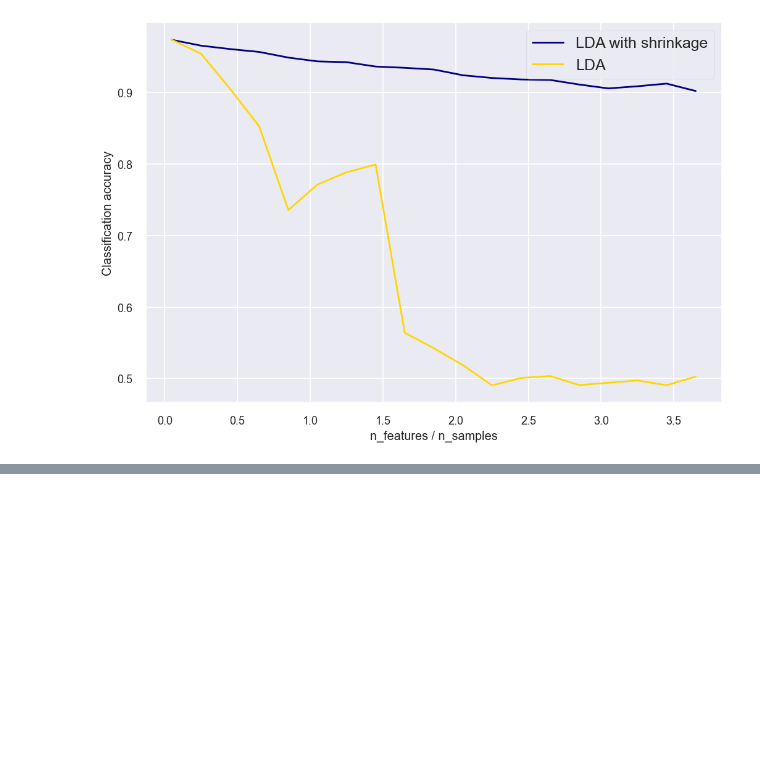
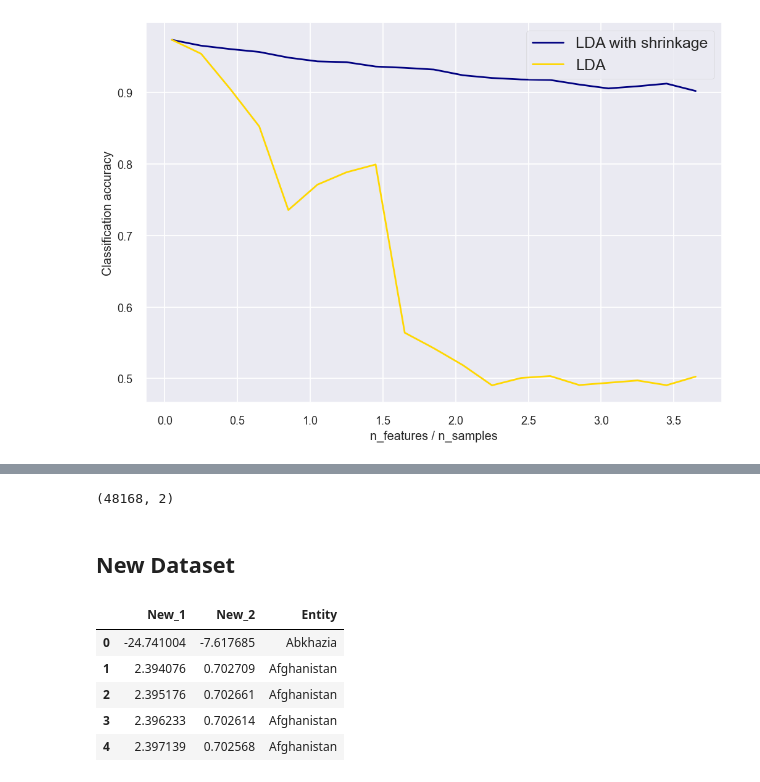
Before and after one commit to sba23416/SBA23416_StrategicThinkingCA2, a Jupyter notebook: Per-Capita-Plastic-Waste-Vs-Gdp-Per-Capita-Final.ipynb, the cells around one changed output, grey strips where cells are left out. Drawn from its saved outputs; the diff is of its cells as text; code cells hidden in the pictures; blank space fills up the shorter version.

Commit message:
New Dataset

```diff
--- a/Per-Capita-Plastic-Waste-Vs-Gdp-Per-Capita-Final.ipynb
+++ b/Per-Capita-Plastic-Waste-Vs-Gdp-Per-Capita-Final.ipynb
@@ -835,3 +835,5 @@ from sklearn.decomposition import PCA
 
 pca = PCA(n_components=2)
 X_pca = pca.fit_transform(GB_df_scaled)
+# %%
+transformed_GB_df = pd.DataFrame(X_pca)
@@ -837,0 +849,18 @@ X_pca = pca.fit_transform(GB_df_scaled)
+# %%
+transformed_GB_df.shape
+# %% [output]
+(48168, 2)
+# %% [markdown]
+## New Dataset
+# %%
+transformed_GB_df["Entity"] = GB_df["Entity"]
+transformed_GB_df.columns = ["New_1", "New_2", "Entity"]
+# %%
+transformed_GB_df.head()
+# %% [output]
+|  | New_1 | New_2 | Entity |
+| 0 | -24.741004 | -7.617685 | Abkhazia |
+| 1 | 2.394076 | 0.702709 | Afghanistan |
+| 2 | 2.395176 | 0.702661 | Afghanistan |
+| 3 | 2.396233 | 0.702614 | Afghanistan |
+| 4 | 2.397139 | 0.702568 | Afghanistan |
```
Also changed, not shown: parts of 2 cells of this notebook.
